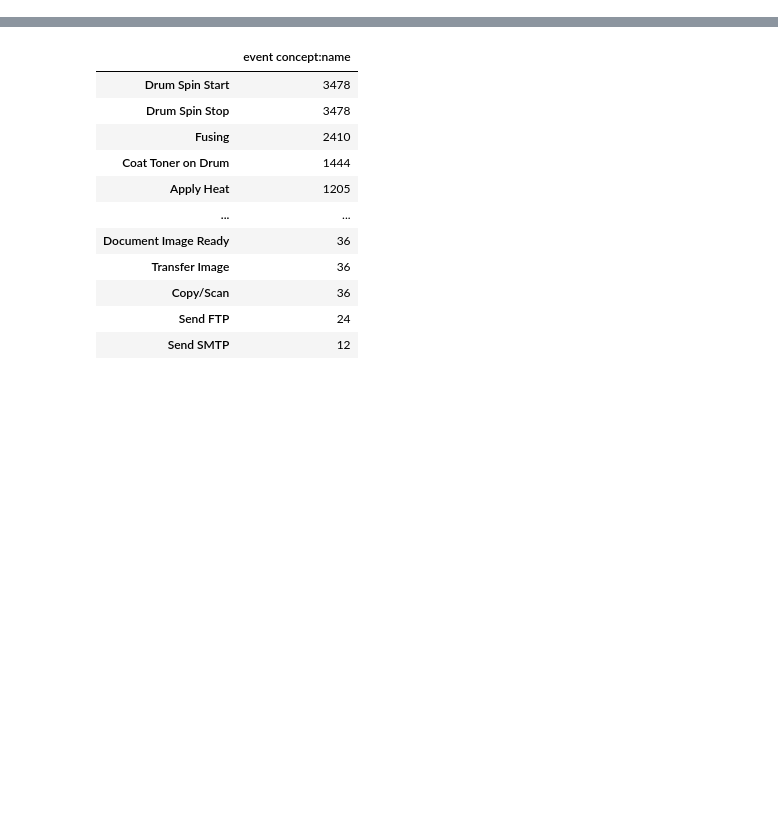
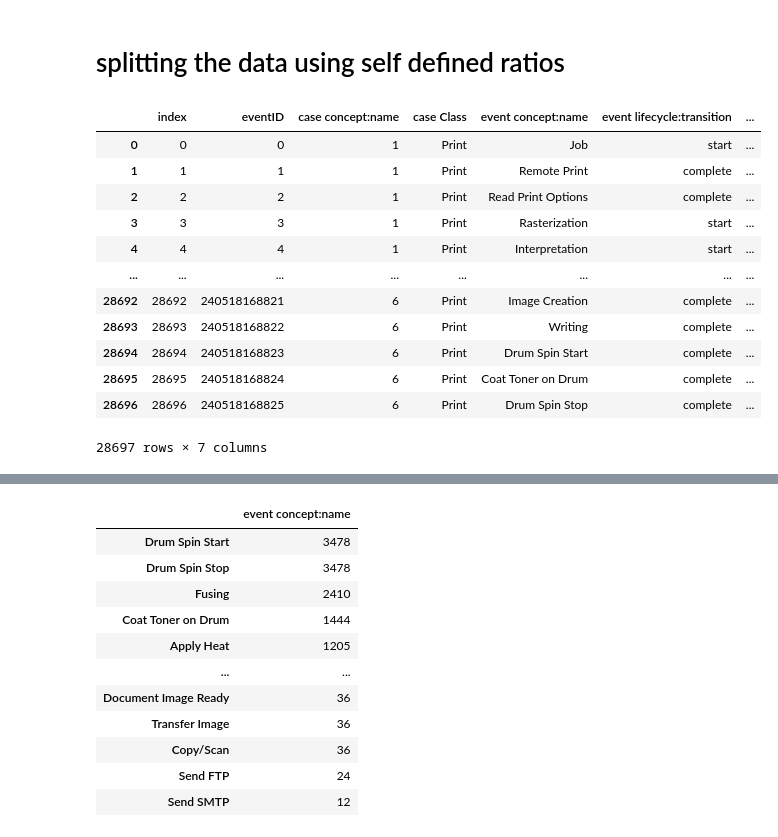
Before and after one commit to Cappa1/ProcessMining, a Jupyter notebook: EDA.ipynb, the cells around one changed output, grey strips where cells are left out. Drawn from its saved outputs; the diff is of its cells as text; code cells hidden in the pictures; blank space fills up the shorter version.

```diff
--- a/EDA.ipynb
+++ b/EDA.ipynb
@@ -50,0 +50,26 @@ df_train
+# %% [markdown]
+# splitting the data using self defined ratios
+# %%
+def split(df_data, percent):
+    """input percentage of testing data to split"""
+    index = round(df_data.shape[0]*(percent/100))
+
+    testset = df_data.iloc[-index:]
+    testset.reset_index(drop=True, inplace=True)
+    return df_data.iloc[:-index], testset
+# %%
+split(df_data, 30)[0]
+# %% [output]
+|  | index | eventID | case concept:name | case Class | event concept:name | event lifecycle:transition | ... |
+| 0 | 0 | 0 | 1 | Print | Job | start | ... |
+| 1 | 1 | 1 | 1 | Print | Remote Print | complete | ... |
+| 2 | 2 | 2 | 1 | Print | Read Print Options | complete | ... |
+| 3 | 3 | 3 | 1 | Print | Rasterization | start | ... |
+| 4 | 4 | 4 | 1 | Print | Interpretation | start | ... |
+| ... | ... | ... | ... | ... | ... | ... | ... |
+| 28692 | 28692 | 240518168821 | 6 | Print | Image Creation | complete | ... |
+| 28693 | 28693 | 240518168822 | 6 | Print | Writing | complete | ... |
+| 28694 | 28694 | 240518168823 | 6 | Print | Drum Spin Start | complete | ... |
+| 28695 | 28695 | 240518168824 | 6 | Print | Coat Toner on Drum | complete | ... |
+| 28696 | 28696 | 240518168825 | 6 | Print | Drum Spin Stop | complete | ... |
+28697 rows × 7 columns
```
Also changed, not shown: parts of 8 cells of this notebook.
